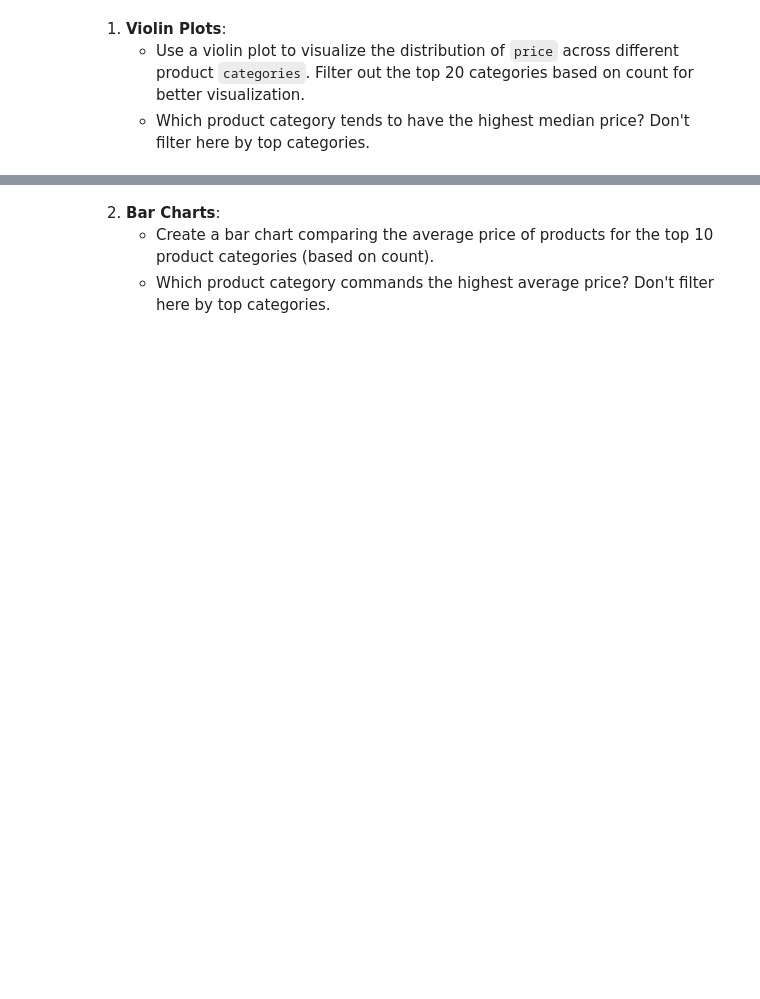
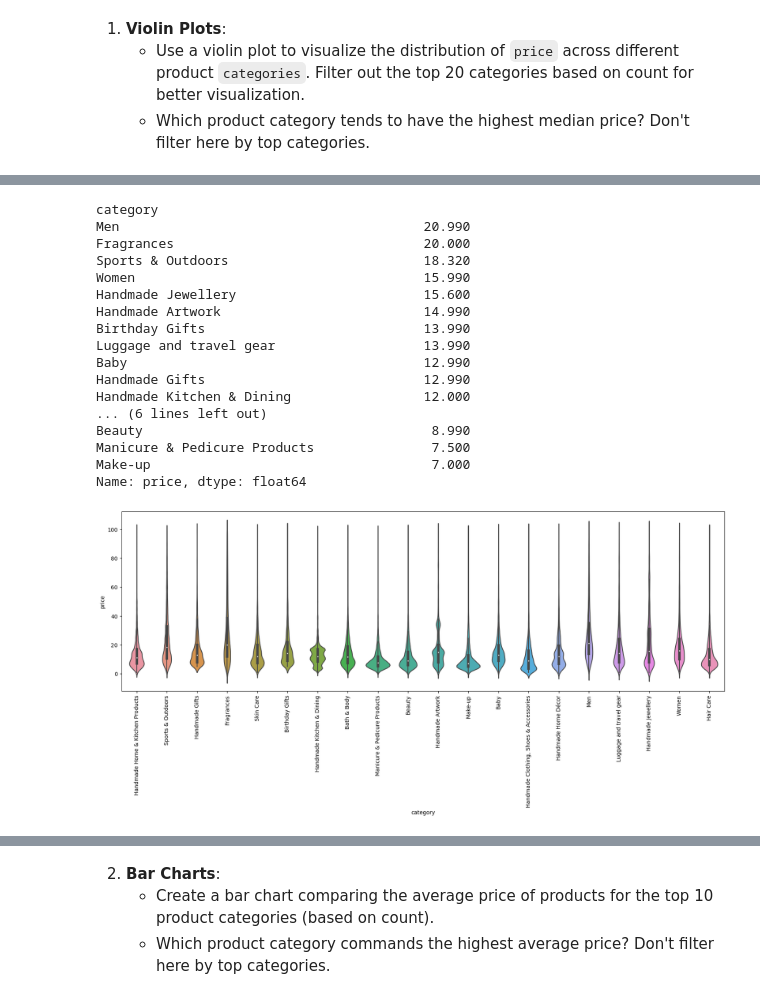
Before and after one commit to baonline/lab-eda-bivariate, a Jupyter notebook: lab_eda_bivariate.ipynb, the cells around one changed output, grey strips where cells are left out. Saved outputs shown, nothing was run; the diff lists cells and outputs as text; code cells hidden in the pictures; blank space fills up the shorter version.

```diff
--- a/lab_eda_bivariate.ipynb
+++ b/lab_eda_bivariate.ipynb
@@ -64,3 +86,20 @@ best_catergories =
 	For this purpose, we can use the IQR (Interquartile Range) method. Products priced below the first quartile minus 1.5 times the IQR or above the third quartile plus 1.5 times the IQR will be considered outliers and removed from the dataset. The next steps will be done with the dataframe without outliers.
 
 	*Hint: you can check the last Check For Understanding at the end of the lesson EDA Bivariate Analysis for a hint on how to do this.*
+# %%
+def tukeys_test_outliers(data):
+    Q1 = data.quantile(0.25)
+    Q3 = data.quantile(0.75)
+    IQR = Q3 - Q1
+
+    # Define bounds for the outliers
+    lower_bound = Q1 - 1.5 * IQR
+    upper_bound = Q3 + 1.5 * IQR
+
+    # Identify the outliers
+    outliers = data[(data < lower_bound) | (data > upper_bound)]
+
+    return outliers
+# %%
+df_less_out = df.loc[~df['price'].isin(tukeys_test_outliers(df['price']))]
+df_less_out
@@ -70,0 +143,29 @@ best_catergories =
+# %%
+top_categories = df_less_out['category'].value_counts().nlargest(20).index
+df_filtered = df_less_out[df_less_out['category'].isin(top_categories)]
+
+plt.figure(figsize=(20, 6))
+sns.violinplot(x='category', y='price', data=df_filtered)
+plt.xticks(rotation=90);
+
+
+df_filtered.groupby('category')['price'].median().sort_values(ascending=False)
+# %% [output]
+category
+Men                                       20.990
+Fragrances                                20.000
+Sports & Outdoors                         18.320
+Women                                     15.990
+Handmade Jewellery                        15.600
+Handmade Artwork                          14.990
+Birthday Gifts                            13.990
+Luggage and travel gear                   13.990
+Baby                                      12.990
+Handmade Gifts                            12.990
+Handmade Kitchen & Dining                 12.000
+... (6 lines left out)
+Beauty                                     8.990
+Manicure & Pedicure Products               7.500
+Make-up                                    7.000
+Name: price, dtype: float64
+[figure, added]
```
Also changed, not shown: parts of 12 cells of this notebook.
